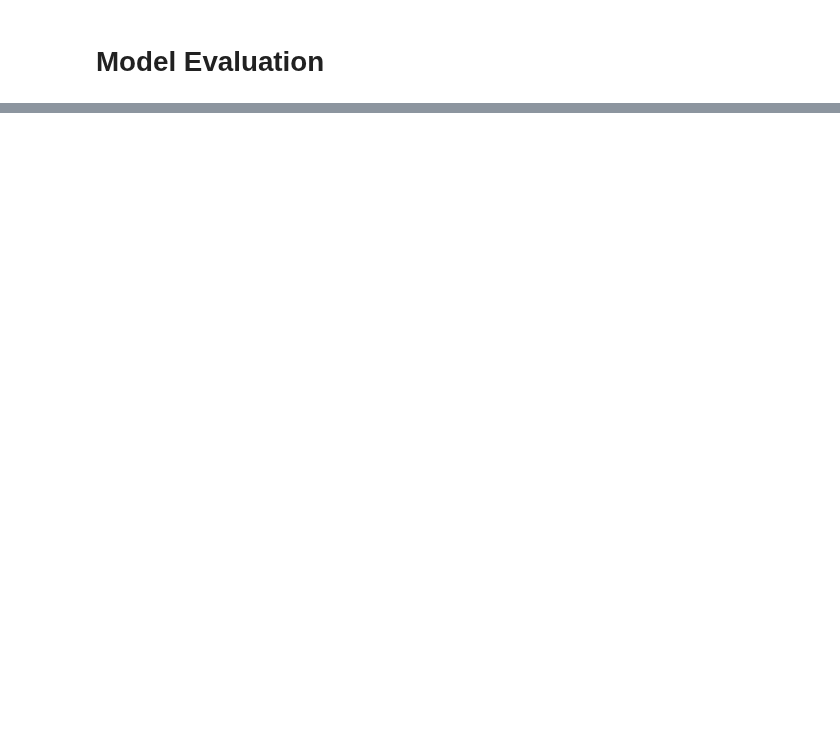
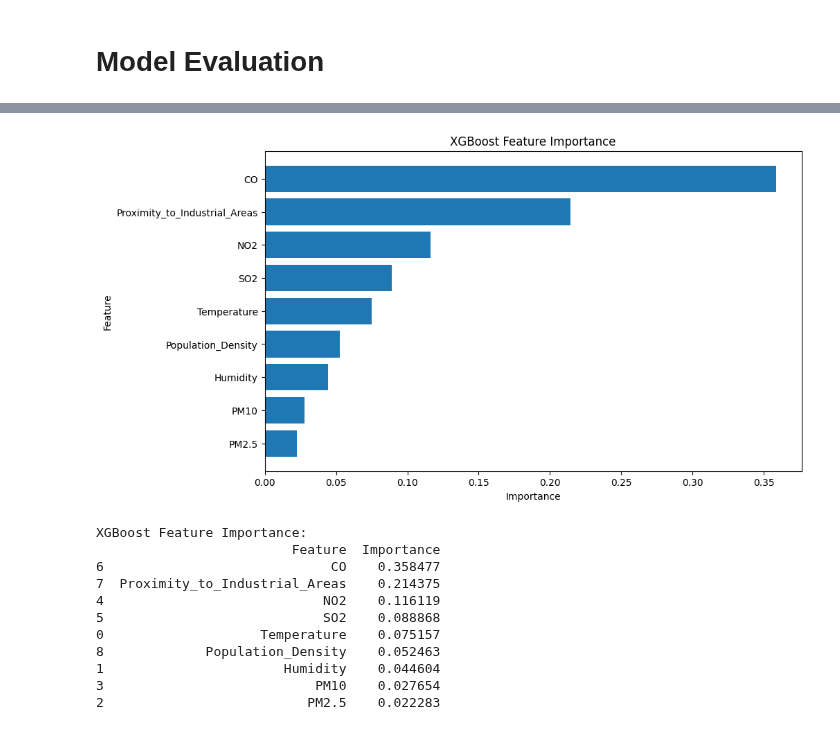
Before and after one commit to SaiaMazayaFatin/Air-Quality-Classification, a Jupyter notebook: air-quality-classification.ipynb, the cells around one changed output, grey strips where cells are left out. Saved outputs shown, nothing was run; the diff lists cells and outputs as text; code cells hidden in the pictures; blank space fills up the shorter version.

```diff
--- a/air-quality-classification.ipynb
+++ b/air-quality-classification.ipynb
@@ -377,0 +449,31 @@ Model Comparison:
+# %%
+feature_importances_xgb = xgb_final.feature_importances_
+
+importance_xgb_df = pd.DataFrame({
+    'Feature': X_train_xgb.columns,
+    'Importance': feature_importances_xgb
+}).sort_values(by='Importance', ascending=False)
+
+plt.figure(figsize=(10, 6))
+plt.barh(importance_xgb_df['Feature'], importance_xgb_df['Importance'])
+plt.xlabel('Importance')
+plt.ylabel('Feature')
+plt.title('XGBoost Feature Importance')
+plt.gca().invert_yaxis()
+plt.show()
+
+print("\nXGBoost Feature Importance:")
+print(importance_xgb_df)
+# %% [output]
+[figure, added]
+XGBoost Feature Importance:
+                         Feature  Importance
+6                             CO    0.358477
+7  Proximity_to_Industrial_Areas    0.214375
+4                            NO2    0.116119
+5                            SO2    0.088868
+0                    Temperature    0.075157
+8             Population_Density    0.052463
+1                       Humidity    0.044604
+3                           PM10    0.027654
+2                          PM2.5    0.022283
```
Also changed, not shown: parts of 17 cells of this notebook.
